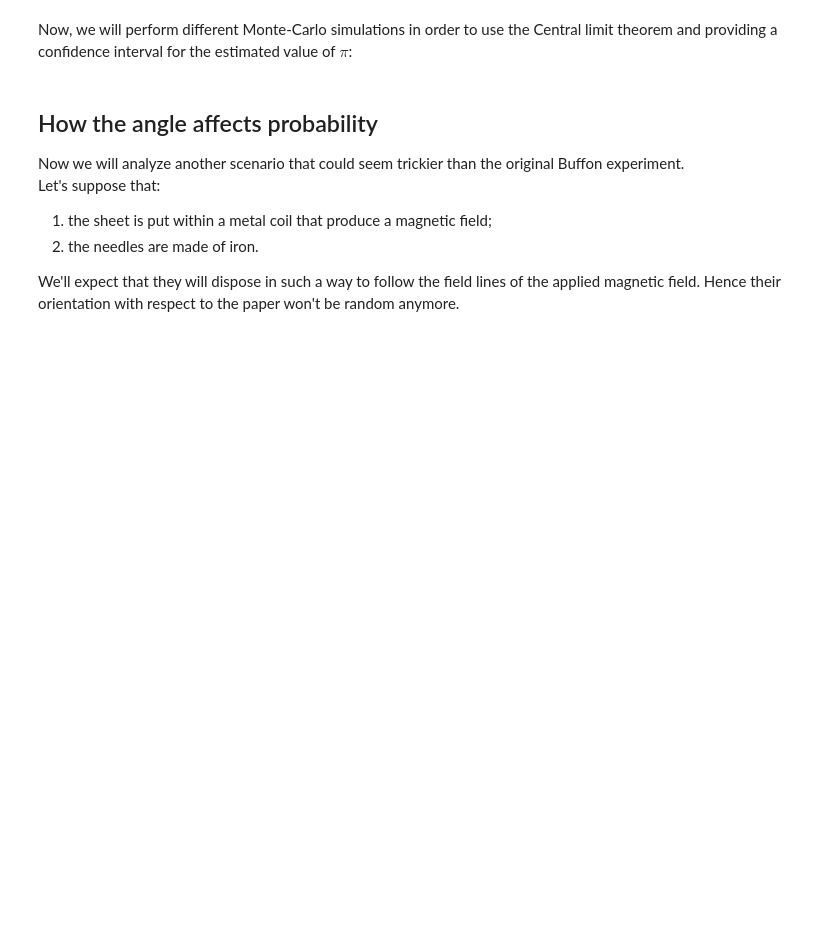
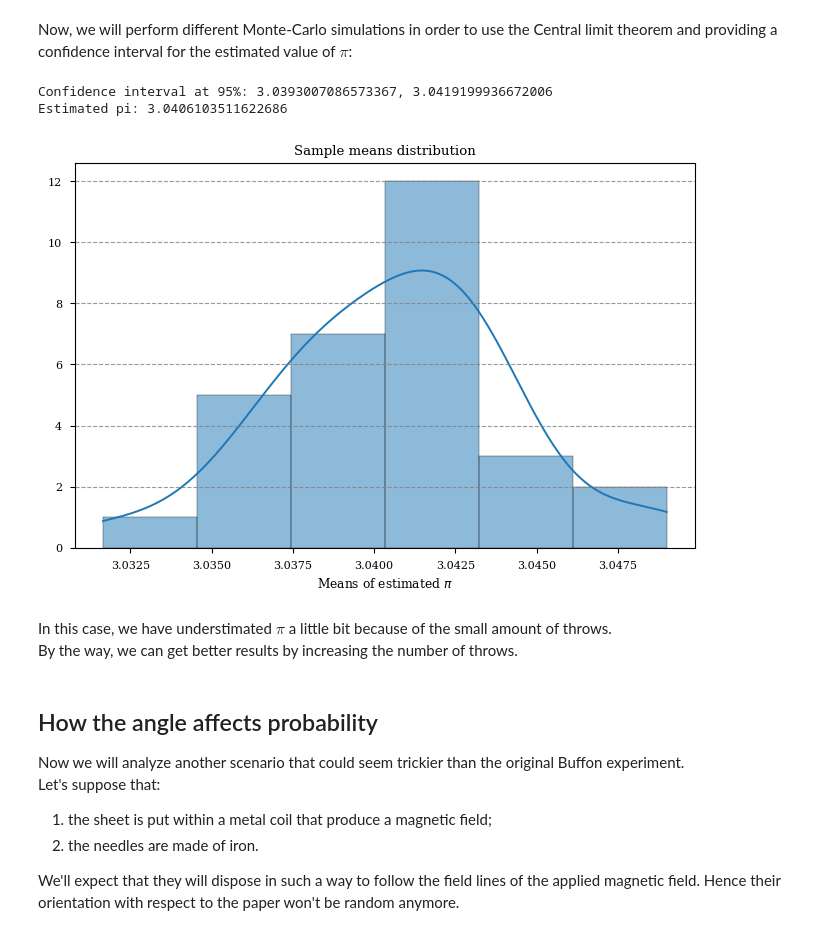
Before and after one commit to antonioschiro/buffon_needles, a Jupyter notebook: montecarlo_simulation.ipynb, the cells around one changed output. Saved outputs shown, nothing was run; the diff lists cells and outputs as text; code cells hidden in the pictures; blank space fills up the shorter version.

Commit message:
Fix simulations run

```diff
--- a/montecarlo_simulation.ipynb
+++ b/montecarlo_simulation.ipynb
@@ -118,7 +118,7 @@ pi_sheet.display_needles()
 # %% [markdown]
 Now, we will perform different Monte-Carlo simulations in order to use the Central limit theorem and providing a confidence interval for the estimated value of $\pi$:
 # %%
-simulation_sheet = LinedSheet(spacing=5, space_number=200, height=20)
+simulation_sheet = LinedSheet(spacing=5, space_number=20, height=20)
 
 def confidence_interval_calc(sheet:LinedSheet = simulation_sheet, n_samples: int = 30, sample_dim: int = 30, throws_number: int = 100_000) -> tuple[float,tuple, np.ndarray]:
     """
@@ -174,8 +174,15 @@ def plot_means(samples_means: np.ndarray, save_fig: bool = False, figsize: tuple
     if save_fig:
         fig.savefig(fname = "means_distribution.png", format = "png")
 # %%
-stats = confidence_interval_calc(throws_number= 100_000)
+stats = confidence_interval_calc(throws_number= 10_000)
 plot_means(samples_means=stats[2])
+# %% [output]
+Confidence interval at 95%: 3.0393007086573367, 3.0419199936672006
+Estimated pi: 3.0406103511622686
+[figure, added]
+# %% [markdown]
+In this case, we have understimated $\pi$ a little bit because of the small amount of throws.
+By the way, we can get better results by increasing the number of throws.
 # %% [markdown]
 ## How the angle affects probability
 
```
